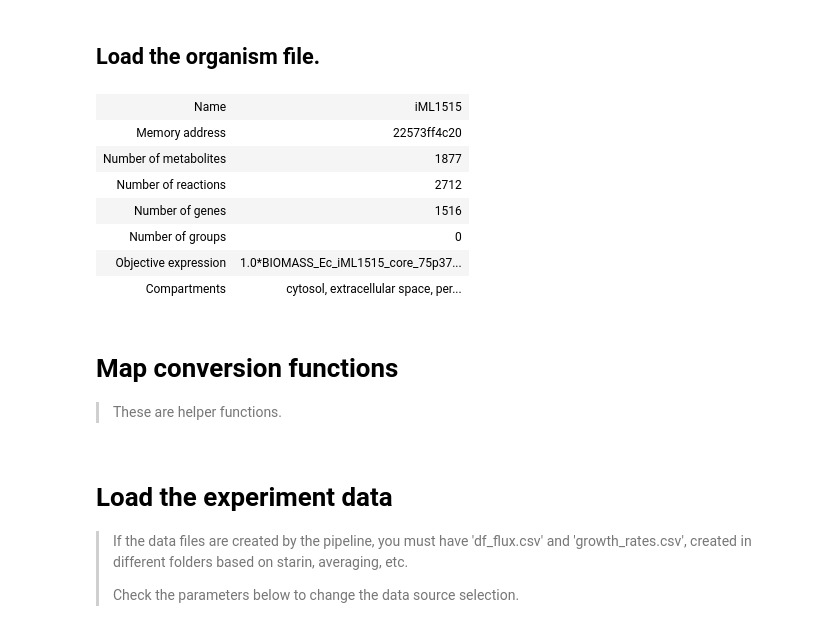
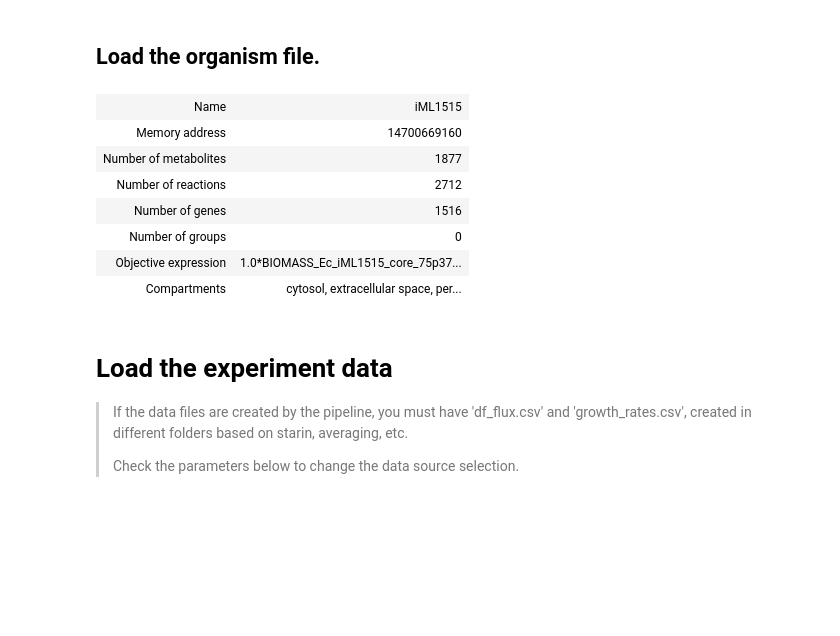
Before and after one commit to rpazuki/FBA_tools, a Jupyter notebook: Examples/FBA_on_LAB_Escher_pathways.ipynb, the cells around one changed output. Drawn from its saved outputs; the diff is of its cells as text; code cells hidden in the pictures; blank space fills up the shorter version.

```diff
--- a/Examples/FBA_on_LAB_Escher_pathways.ipynb
+++ b/Examples/FBA_on_LAB_Escher_pathways.ipynb
@@ -6,17 +8,14 @@ from time import sleep
 # %% [markdown]
 ## Load the organism file.
 # %%
-model = cobra.io.load_json_model("H:/ROBOT_SCIENTIST/E_coli/iML1515.json")
+model = load_model("H:/ROBOT_SCIENTIST/E_coli/iML1515.json")
 model
 # %% [output]
 | Name | iML1515 |
-| Memory address | 22573ff4c20 |
+| Memory address | 14700669160 |
 | Number of metabolites | 1877 |
 | Number of reactions | 2712 |
 | Number of genes | 1516 |
 | Number of groups | 0 |
 | Objective expression | 1.0*BIOMASS_Ec_iML1515_core_75p37... |
 | Compartments | cytosol, extracellular space, per... |
-# %% [markdown]
-# Map conversion functions
-> These are helper functions.
```
Also changed, not shown: parts of 20 cells of this notebook, 1 other file.
